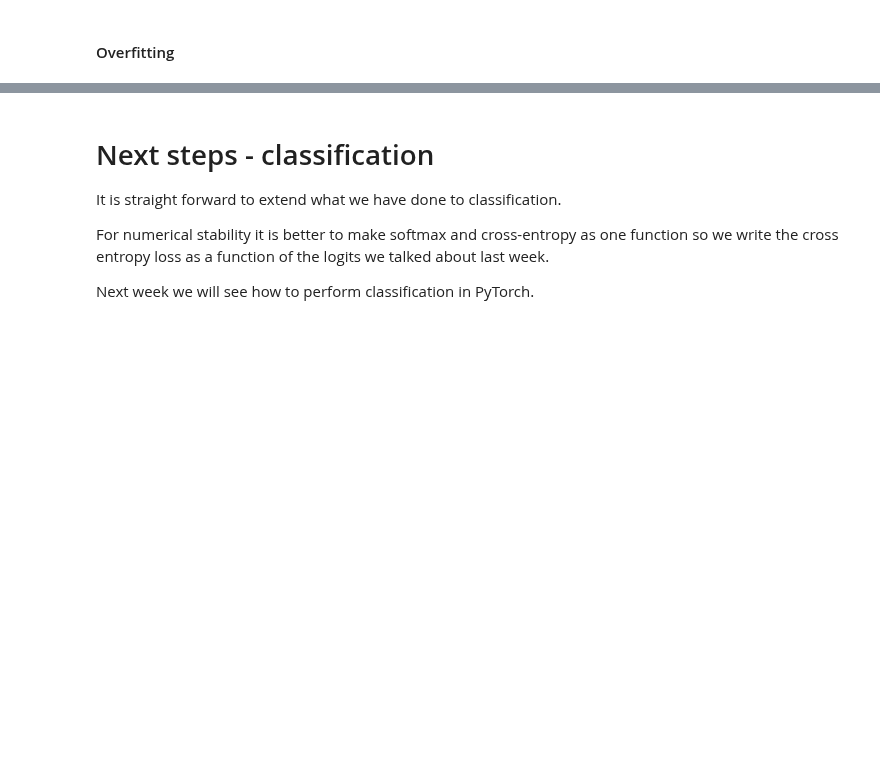
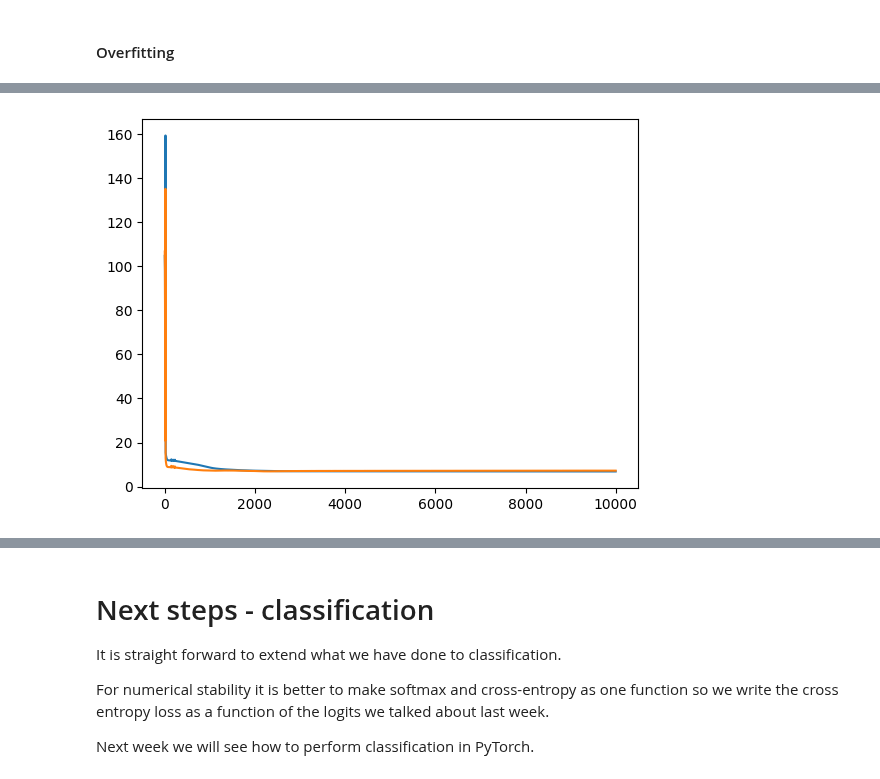
Before and after one commit to P1N60/deep_learning_course, a Jupyter notebook: assignment1/src/DL_AutoDiff_Nanograd.ipynb, the cells around one changed output, grey strips where cells are left out. Cells and saved outputs as stored; diff of their text form; code cells hidden in the pictures; blank space fills up the shorter version.

```diff
--- a/assignment1/src/DL_AutoDiff_Nanograd.ipynb
+++ b/assignment1/src/DL_AutoDiff_Nanograd.ipynb
@@ -1199,11 +1221,13 @@ From the trajectory of the loss during training, we would expect to see a contin
 # %% [markdown]
 #### Overfitting
 # %%
-NN_over = [
-    DenseLayer(1, 2, lambda x: x.relu()),
-    DenseLayer(2, 4, lambda x: x.relu()),
-    DenseLayer(4, 8, lambda x: x.tanh()),
-    DenseLayer(8, 4, lambda x: x.tanh()),
-    DenseLayer(4, 2, lambda x: x.relu()),
-    DenseLayer(2, 1, lambda x: x.identity())
+# Initialize an arbitrary neural network
+NN = [
+    DenseLayer(1, 10, lambda x: x.relu()),
+    DenseLayer(10, 12, lambda x: x.relu()),
+    DenseLayer(12, 1, lambda x: x.identity())
 ]
+# %%
+# Initialize training hyperparameters
+EPOCHS = 3000
+LEARN_R = 0.002
@@ -1210,28 +1327,30 @@ NN_over = [
 # %%
-# Insert your code for getting overfitting, underfitting and just right fitting
-train_loss = []
-test_loss = []
-
-for e in range(int(EPOCHS)):
+# More training. This was run a few times.
+for e in range(4000):
 
     # Forward pass and loss computation
-    Loss = squared_loss(y_train[:10], forward(x_train[:10], NN_over))
+    Loss = squared_loss(y_train, forward(x_train, NN))
 
     # Backward pass
     Loss.backward()
 
     # gradient descent update
-    update_parameters(parameters(NN_over), LEARN_R)
-    zero_gradients(parameters(NN_over))
+    learningraterightnow = 0.0008
+
+    learningrate_history.append(learningraterightnow)
+
+    update_parameters(parameters(NN), learningraterightnow)
+    zero_gradients(parameters(NN))
 
     # Training loss
     train_loss.append(Loss.v)
 
     # Validation
-    Loss_test = squared_loss(y_test, forward(x_test, NN_over))
-    test_loss.append(Loss_test.v)
+    Loss_validation = squared_loss(y_validation, forward(x_validation, NN))
+    val_loss.append(Loss_validation.v)
 
-    if e%10==0:
+    if e%5==0:
+        print(learningraterightnow)
         print("{:4d}".format(e),
               "({:5.2f}%)".format(e/EPOCHS*100),
-              "Train loss: {:4.3f} \t Test loss: {:4.3f}".format(train_loss[-1], test_loss[-1]))
+              "Train loss: {:4.4f} \t Validation loss: {:4.4f} \t Learning rate: {:4.5f}".format(train_loss[-1], val_loss[-1], learningraterightnow))
@@ -1258,0 +1357,5 @@ for e in range(int(EPOCHS)):
+# %%
+plt.plot(range(len(train_loss)), train_loss)
+plt.plot(range(len(val_loss)), val_loss)
+# %% [output]
+[figure, added]
```
Also changed, not shown: parts of 17 cells of this notebook.
